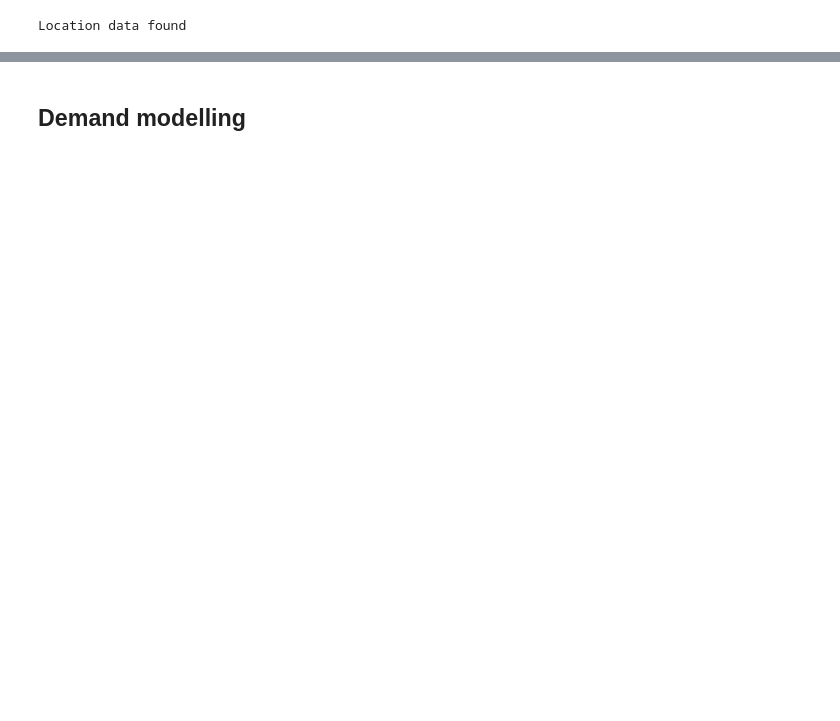
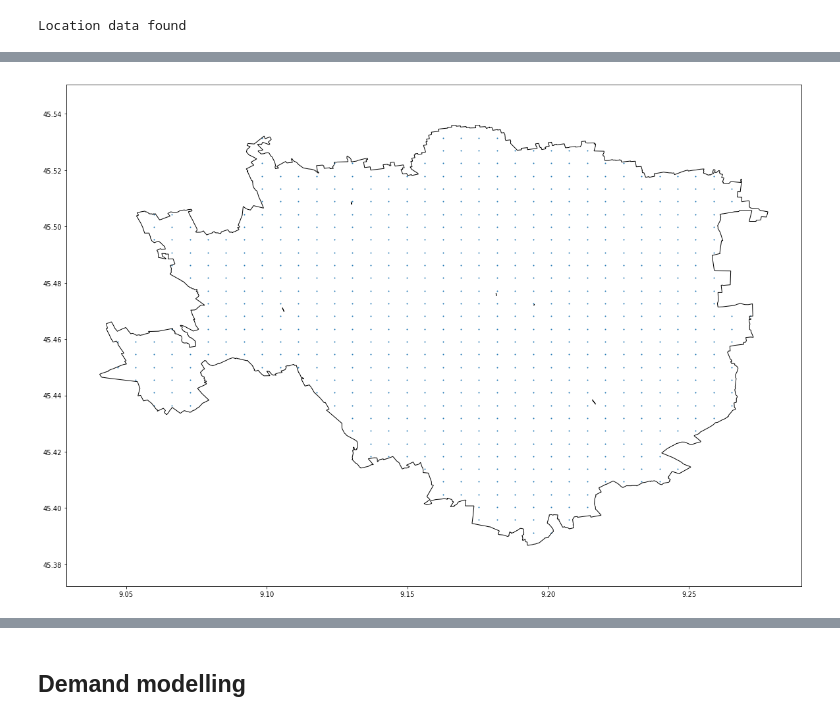
Before and after one commit to davideveronese/daf-data-science, a Jupyter notebook: mappa_quartiere/CityServicesModel.ipynb, the cells around one changed output, grey strips where cells are left out. Drawn from its saved outputs; the diff is of its cells as text; code cells hidden in the pictures; blank space fills up the shorter version.

Commit message:
Zones mean extraction (by sampling on a grid) completed

```diff
--- a/mappa_quartiere/CityServicesModel.ipynb
+++ b/mappa_quartiere/CityServicesModel.ipynb
@@ -24,7 +24,7 @@ WARNING: mock demand factors initalised for ServiceTypes
 gaussKern = gaussian_process.kernels.RBF
 get_random_pos = lambda n: list(map(geopy.Point, list(zip(np.round(np.random.uniform(45.40, 45.50, n), 5),
                                 np.round(np.random.uniform(9.1, 9.3, n), 5)))))
-make_shapely_point = lambda geoPoint: shapely.geometry.Point(tuple(geoPoint))
+make_shapely_point = lambda geoPoint: shapely.geometry.Point((geoPoint.longitude, geoPoint.latitude))
 # %%
 ## ServiceUnit class
 class ServiceUnit:
@@ -49,7 +49,8 @@ class ServiceUnit:
 
         # how the service availablity area varies for different age groups
         if ageDiffusionIn==None:
-            self.ageDiffusion = {g: (1 + .005*np.round(np.random.normal(),2))*self.scale for g in AgeGroup.all()}
+            self.ageDiffusion = {g: (
+                1 + .005*np.round(np.random.normal(),2))*self.scale for g in AgeGroup.all()}
         else:
             assert set(ageDiffusionIn.keys()) <= set(AgeGroup.all()), 'Diffusion keys should be AgeGroups'
             #assert all
@@ -96,7 +97,8 @@ def evaluate_services_at(positions, unitsList, outputServices= [t for t in Servi
             continue
         else:
             for thisAgeGroup in outputAgeGroups:
-                unitValues = np.stack(list(map(lambda x: x.evaluate(positions, thisAgeGroup), serviceUnits)), axis=-1)
+                unitValues = np.stack(list(map(
+                    lambda x: x.evaluate(positions, thisAgeGroup), serviceUnits)), axis=-1)
                 # aggregate unit contributions according to the service type norm
                 outScores[thisServType][thisAgeGroup] = thisServType.aggregate_units(unitValues)
 
@@ -307,3 +307,2 @@ class UnitAggregator:
 # %%
-test = UnitAggregator(schoolUnits, {'quartieri':'data/milanoNIL.geojson'})
-test.compute_service_levels(ServiceType.School)
+schoolAggr = UnitAggregator(schoolUnits, {'quartieri':'data/milanoNIL.geojson'}, gridStep=.5)
@@ -455,0 +358,6 @@ sns.distplot(plotter.scale,50)
+# %%
+plotterNew= unitPlotter(schoolAggr)
+plotterNew.plot_grid_and_boundary()
+#plotterNew.plot_service_levels(ServiceType.School)
+# %% [output]
+[figure, added]
```
Also changed, not shown: parts of 20 cells of this notebook.
